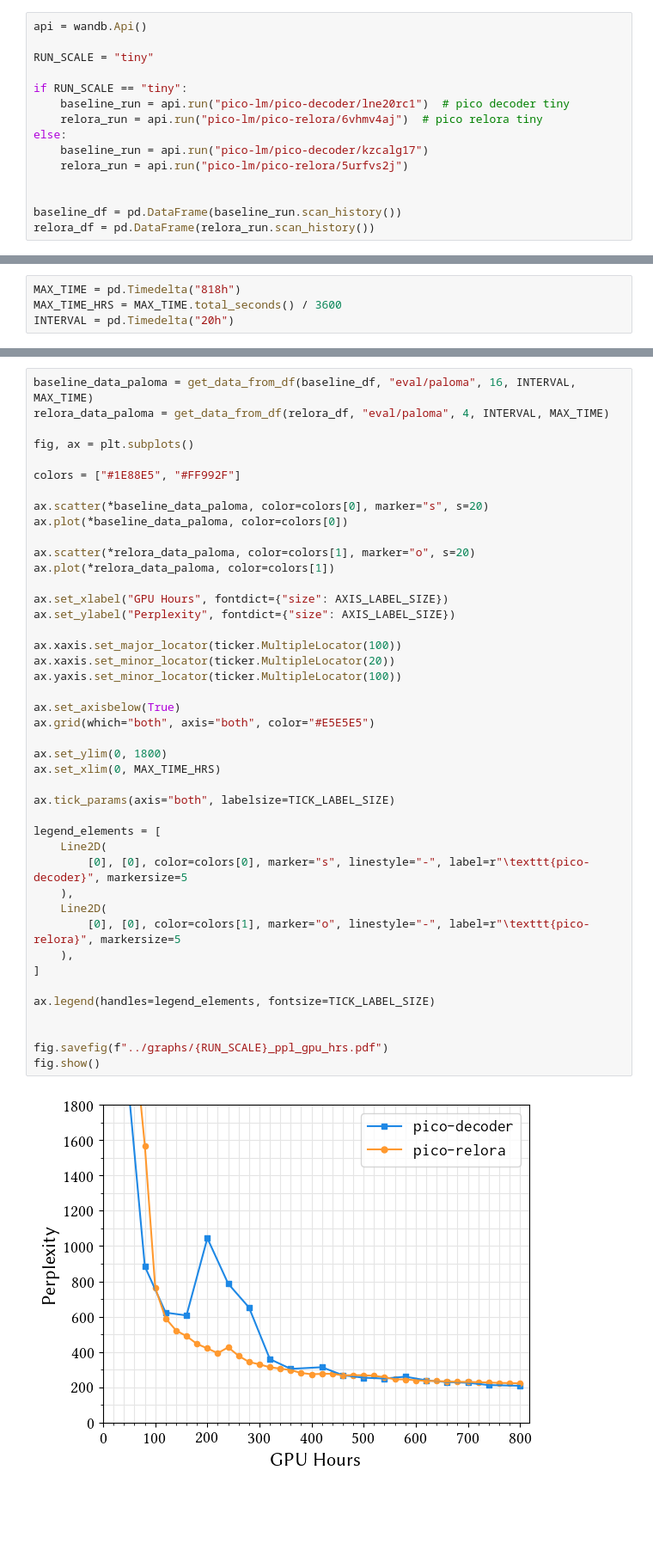
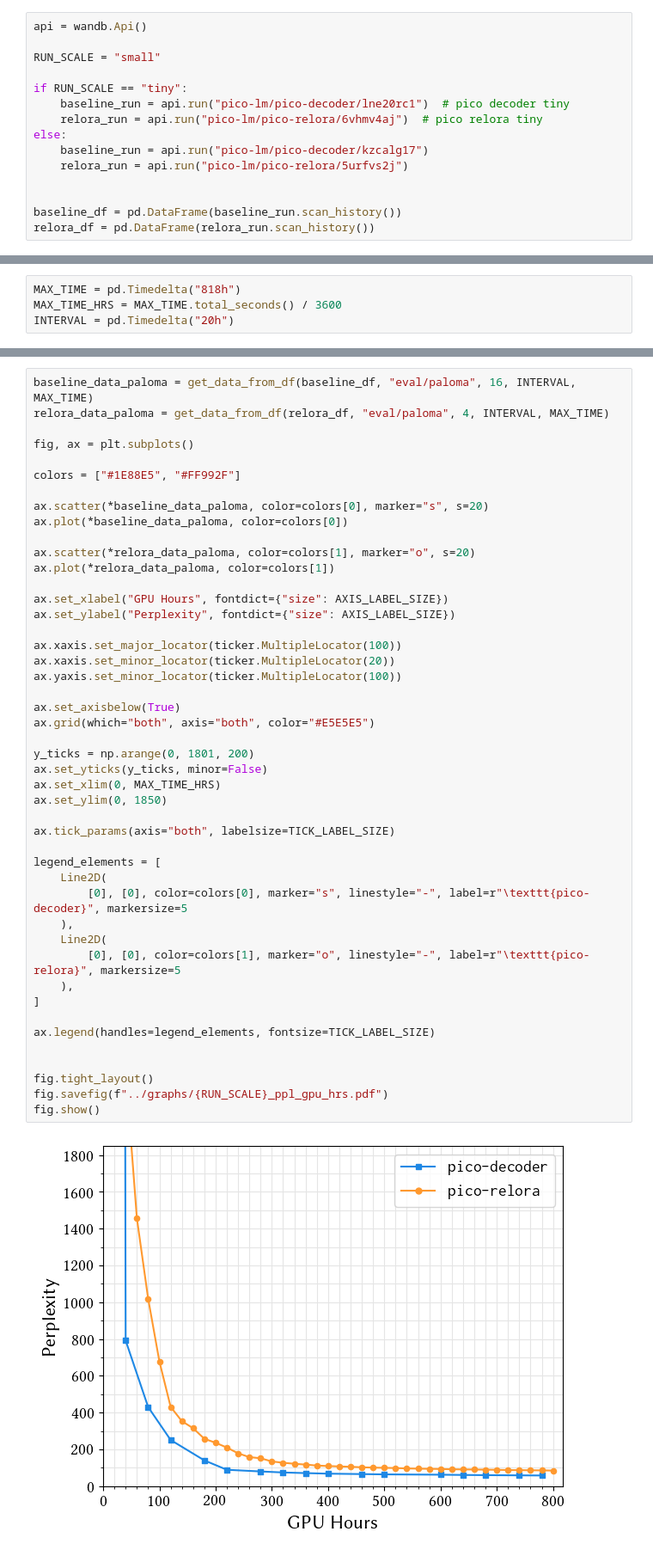
Before and after one commit to Yu-val-weiss/relora-pico, a Jupyter notebook: notebooks/training-plots-time.ipynb, the cells around one changed output, grey strips where cells are left out. Shown: that part at 86% size. Saved outputs shown, nothing was run; the diff lists cells and outputs as text; blank space fills up the shorter version.

Commit message:
training plots again

```diff
--- a/notebooks/training-plots-time.ipynb
+++ b/notebooks/training-plots-time.ipynb
@@ -39,7 +40,7 @@ AXIS_LABEL_SIZE = 16
 # %%
 api = wandb.Api()
 
-RUN_SCALE = "tiny"
+RUN_SCALE = "small"
 
 if RUN_SCALE == "tiny":
     baseline_run = api.run("pico-lm/pico-decoder/lne20rc1")  # pico decoder tiny
@@ -138,32 +139,35 @@ ax.plot(*relora_data_paloma, color=colors[1])
 
 ax.set_xlabel("GPU Hours", fontdict={"size": AXIS_LABEL_SIZE})
 ax.set_ylabel("Perplexity", fontdict={"size": AXIS_LABEL_SIZE})
 
 ax.xaxis.set_major_locator(ticker.MultipleLocator(100))
 ax.xaxis.set_minor_locator(ticker.MultipleLocator(20))
 ax.yaxis.set_minor_locator(ticker.MultipleLocator(100))
 
 ax.set_axisbelow(True)
 ax.grid(which="both", axis="both", color="#E5E5E5")
 
-ax.set_ylim(0, 1800)
+y_ticks = np.arange(0, 1801, 200)
+ax.set_yticks(y_ticks, minor=False)
 ax.set_xlim(0, MAX_TIME_HRS)
+ax.set_ylim(0, 1850)
 
 ax.tick_params(axis="both", labelsize=TICK_LABEL_SIZE)
 
 legend_elements = [
     Line2D(
         [0], [0], color=colors[0], marker="s", linestyle="-", label=r"\texttt{pico-decoder}", markersize=5
     ),
     Line2D(
         [0], [0], color=colors[1], marker="o", linestyle="-", label=r"\texttt{pico-relora}", markersize=5
     ),
 ]
 
 ax.legend(handles=legend_elements, fontsize=TICK_LABEL_SIZE)
 
 
+fig.tight_layout()
 fig.savefig(f"../graphs/{RUN_SCALE}_ppl_gpu_hrs.pdf")
 fig.show()
 # %% [output]
-[figure, old version]
+[figure, new version]
```
Also changed, not shown: parts of 2 cells of this notebook, 9 other files.
